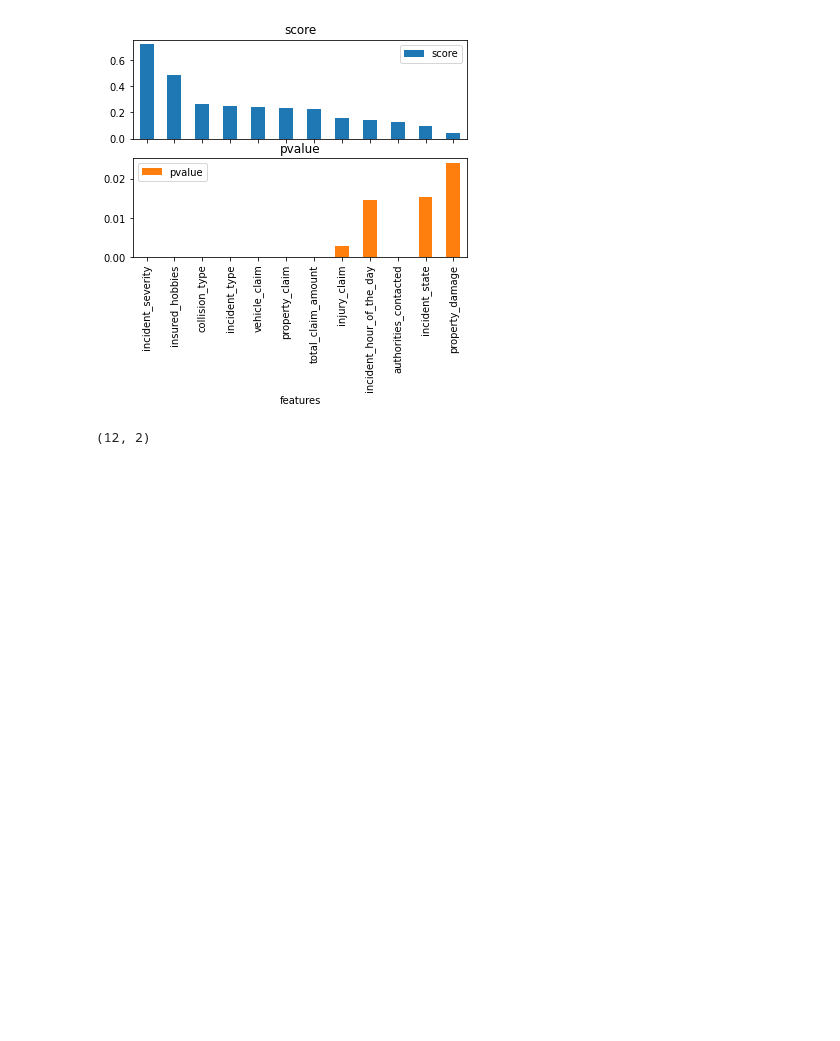
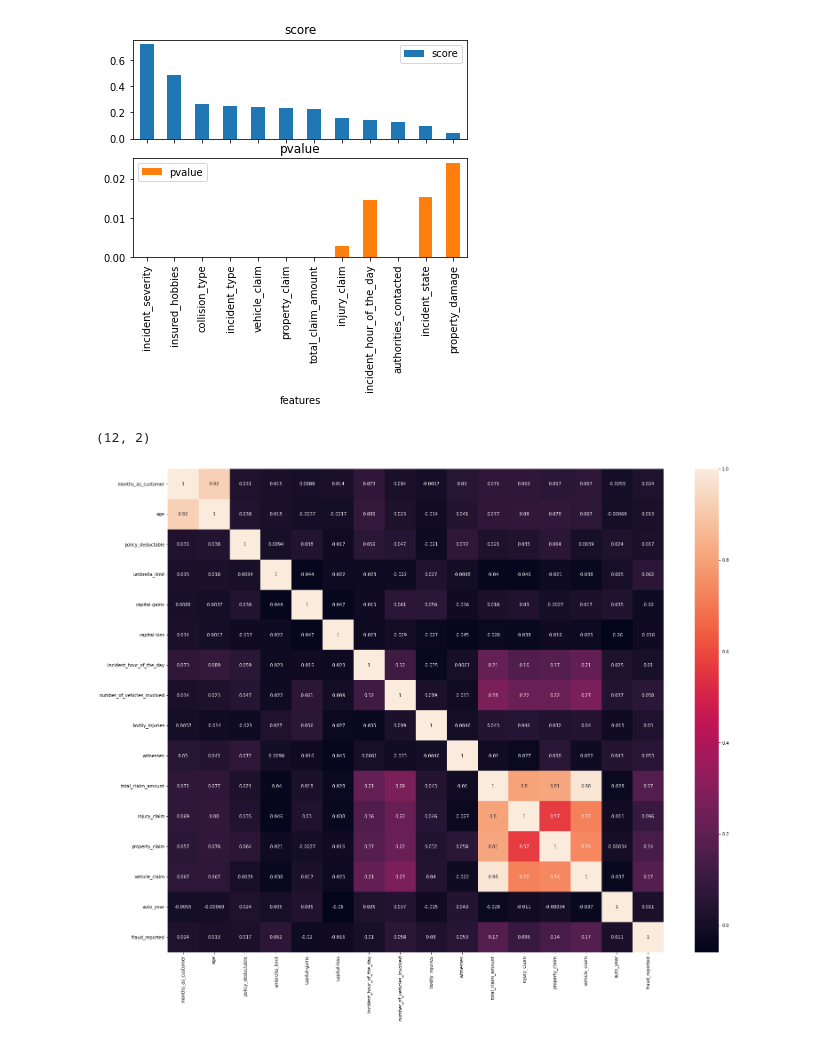
Before and after one commit to zobekenobe/DT-Evaluation-Project, a Jupyter notebook: Project 10.ipynb, the cells around one changed output. Cells and saved outputs as stored; diff of their text form; code cells hidden in the pictures; blank space fills up the shorter version.

```diff
--- a/Project 10.ipynb
+++ b/Project 10.ipynb
@@ -283,0 +282,11 @@ only 12 features show high correlation value
+# %%
+# only 12 features show high correlation value with the target variable
+# and are statistically significant
+
+# Hence we will use the heatmap to check for correlations between two features and drop any
+# that dont correlate
+plt.figure(figsize = (25, 20))
+sns.heatmap(df.corr(), annot = True)
+plt.show()
+# %% [output]
+[figure, added]
```
Also changed, not shown: parts of 65 cells of this notebook.
